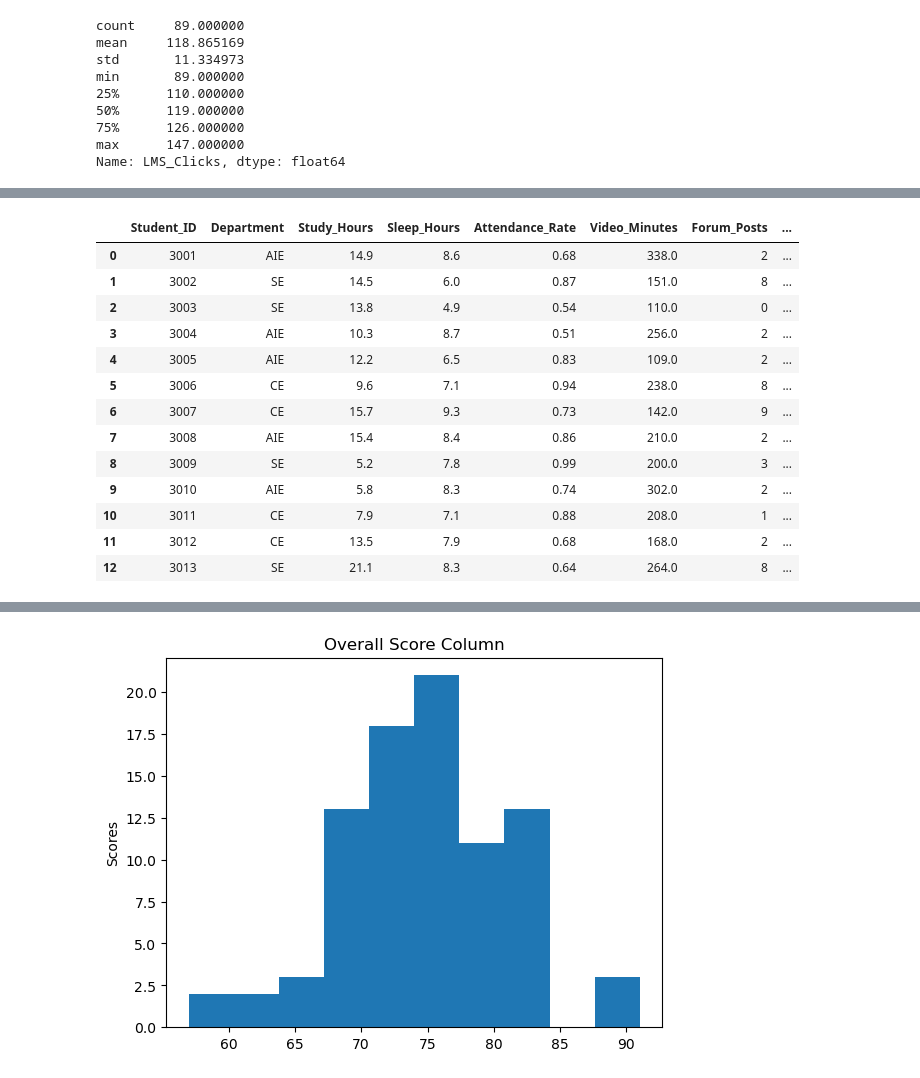
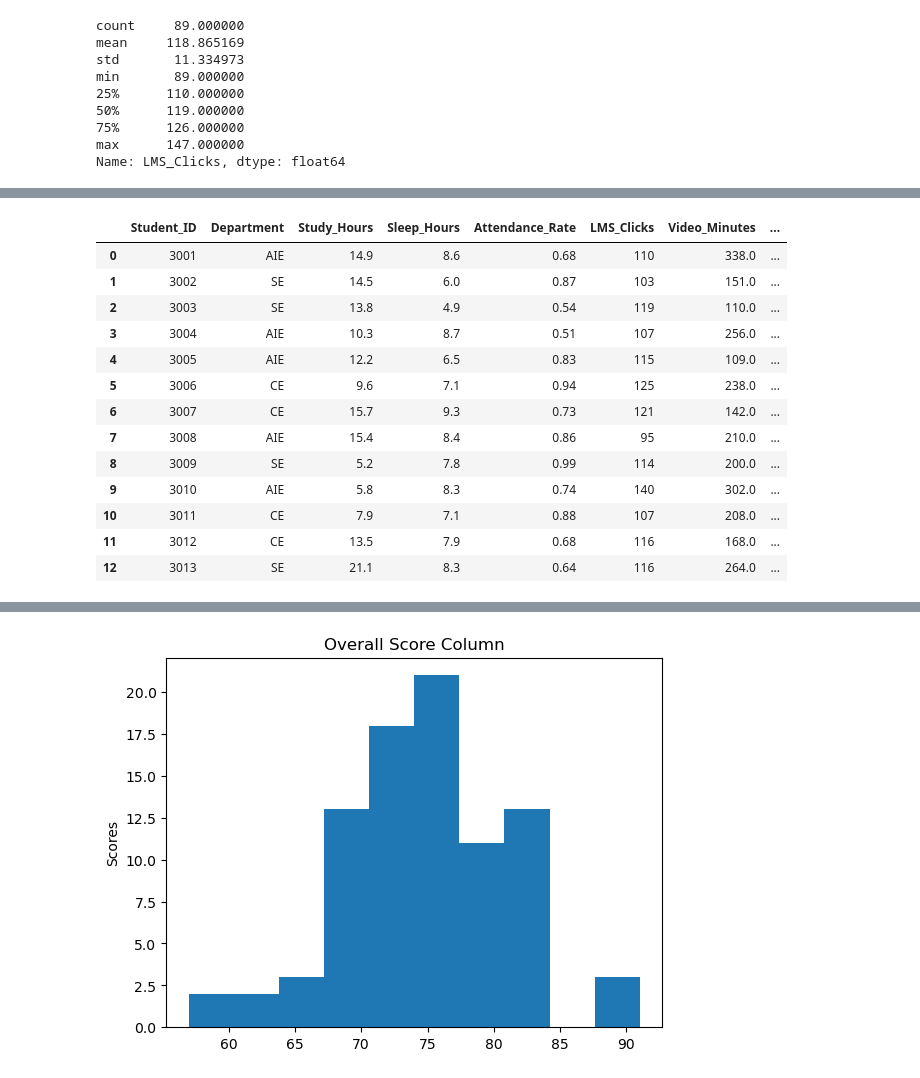
Before and after one commit to AloneMask001/Learning-analytics-data-pipeline, a Jupyter notebook: main.ipynb, the cells around one changed output, grey strips where cells are left out. Saved outputs shown, nothing was run; the diff lists cells and outputs as text; code cells hidden in the pictures.

```diff
--- a/main.ipynb
+++ b/main.ipynb
@@ -406,16 +406,16 @@ Video_Minutes: 97.0 to 466.0
 # %%
 #Task 3
 # %%
-df_hw3["Overall_Score"] = np.round(
-    0.40 * df_hw3["Quiz_Score"] +
-    0.40 * df_hw3["Project_Score"] +
-    0.20 * (100 * df_hw3["Attendance_Rate"]), 0
+df["Overall_Score"] = np.round(
+    0.40 * df["Quiz_Score"] +
+    0.40 * df["Project_Score"] +
+    0.20 * (100 * df["Attendance_Rate"]), 0
 )
-df_hw3["Success_Status"] = np.where(
-    df_hw3["Overall_Score"] >= 75, "Successful", "At_Risk"
+df["Success_Status"] = np.where(
+    df["Overall_Score"] >= 75, "Successful", "At_Risk"
 )
 # recomputing overall score
-df_hw3.isnull().sum()
+df.isnull().sum()
 # %% [output]
 Student_ID         0
 Department         0
@@ -433,7 +433,7 @@ Overall_Score      0
 Success_Status     0
 dtype: int64
 # %%
-overall_score_to_condition = df_hw3["Overall_Score"]
+overall_score_to_condition = df["Overall_Score"]
 
 conditions = [
     (overall_score_to_condition >= 85),
@@ -443,8 +443,8 @@ conditions = [
 
 fill_with = ["High", "Medium", "Low"]
 
-df_hw3["Performance_Level"] = np.select(conditions, fill_with, default = "None")
-df_hw3.drop(["Performance_Level"],axis=1, inplace = True)
+df["Performance_Level"] = np.select(conditions, fill_with, default = "None")
+
 
 #I manipulated original data frame using np.select. I set the conditions then assigned to new column.
 #Then i droped that column bcs. we created much more meaningful result.
@@ -461,12 +461,10 @@ min       89.000000
 max      147.000000
 Name: LMS_Clicks, dtype: float64
 # %%
-df_hw3["Engagement_Band"] = pd.cut(
-    df_hw3["LMS_Clicks"],
+df["Engagement_Band"] = pd.cut(
+    df["LMS_Clicks"],
     bins = [89.0, 113.0, 123.0, 147.0],
     labels = ["Low", "Medium", "High"]
 )
-df_hw3.drop(["LMS_Clicks"],axis=1, inplace = True)
-df_hw3
 #Creating new column using pd.cut() i set the bins carefully then imputed the labels.
 #Then i droped that column bcs. we created much more meaningful result.
@@ -487,9 +471,9 @@ df_hw3
 # %%
-df_dummies_dep = pd.get_dummies(df_hw3["Department"], drop_first = True)
+df_dummies_dep = pd.get_dummies(df["Department"], drop_first = True)
 
-df_hw3 = pd.concat([df_hw3, df_dummies_dep], axis=1)
-#df_hw3.drop(["Department"],axis=1, inplace = True)
-df_hw3
+df = pd.concat([df, df_dummies_dep], axis=1)
+#df.drop(["Department"],axis=1, inplace = True)
+df
 #I created dummy variable(like one-hot-enconding) from department column. then deleted 1 of the column
 #bcs. if the first two are not the answer we will understand that the last one is the answer.
 #Then i droped that column bcs. we created much more meaningful result.
@@ -512,24 +496,24 @@ import re
 # %%
 #I want to extract only student id part in advisor_email
 pattern = r"[a-z]+(\d{4})@bahcesehir.edu.tr"
 
-df_hw3["Extracked_Student_ID_from_advisor"] = df_hw3["Advisor_Email"].str.extract(pattern)
+df["Extracked_Student_ID_from_advisor"] = df["Advisor_Email"].str.extract(pattern)
 
-df_hw3.head(13)
+df.head(13)
 # %% [output]
-|  | Student_ID | Department | Study_Hours | Sleep_Hours | Attendance_Rate | Video_Minutes | Forum_Posts | ... |
-| 0 | 3001 | AIE | 14.9 | 8.6 | 0.68 | 338.0 | 2 | ... |
-| 1 | 3002 | SE | 14.5 | 6.0 | 0.87 | 151.0 | 8 | ... |
-| 2 | 3003 | SE | 13.8 | 4.9 | 0.54 | 110.0 | 0 | ... |
-| 3 | 3004 | AIE | 10.3 | 8.7 | 0.51 | 256.0 | 2 | ... |
-| 4 | 3005 | AIE | 12.2 | 6.5 | 0.83 | 109.0 | 2 | ... |
-| 5 | 3006 | CE | 9.6 | 7.1 | 0.94 | 238.0 | 8 | ... |
-| 6 | 3007 | CE | 15.7 | 9.3 | 0.73 | 142.0 | 9 | ... |
-| 7 | 3008 | AIE | 15.4 | 8.4 | 0.86 | 210.0 | 2 | ... |
-| 8 | 3009 | SE | 5.2 | 7.8 | 0.99 | 200.0 | 3 | ... |
-| 9 | 3010 | AIE | 5.8 | 8.3 | 0.74 | 302.0 | 2 | ... |
-| 10 | 3011 | CE | 7.9 | 7.1 | 0.88 | 208.0 | 1 | ... |
-| 11 | 3012 | CE | 13.5 | 7.9 | 0.68 | 168.0 | 2 | ... |
-| 12 | 3013 | SE | 21.1 | 8.3 | 0.64 | 264.0 | 8 | ... |
+|  | Student_ID | Department | Study_Hours | Sleep_Hours | Attendance_Rate | LMS_Clicks | Video_Minutes | ... |
+| 0 | 3001 | AIE | 14.9 | 8.6 | 0.68 | 110 | 338.0 | ... |
+| 1 | 3002 | SE | 14.5 | 6.0 | 0.87 | 103 | 151.0 | ... |
+| 2 | 3003 | SE | 13.8 | 4.9 | 0.54 | 119 | 110.0 | ... |
+| 3 | 3004 | AIE | 10.3 | 8.7 | 0.51 | 107 | 256.0 | ... |
+| 4 | 3005 | AIE | 12.2 | 6.5 | 0.83 | 115 | 109.0 | ... |
+| 5 | 3006 | CE | 9.6 | 7.1 | 0.94 | 125 | 238.0 | ... |
+| 6 | 3007 | CE | 15.7 | 9.3 | 0.73 | 121 | 142.0 | ... |
+| 7 | 3008 | AIE | 15.4 | 8.4 | 0.86 | 95 | 210.0 | ... |
+| 8 | 3009 | SE | 5.2 | 7.8 | 0.99 | 114 | 200.0 | ... |
+| 9 | 3010 | AIE | 5.8 | 8.3 | 0.74 | 140 | 302.0 | ... |
+| 10 | 3011 | CE | 7.9 | 7.1 | 0.88 | 107 | 208.0 | ... |
+| 11 | 3012 | CE | 13.5 | 7.9 | 0.68 | 116 | 168.0 | ... |
+| 12 | 3013 | SE | 21.1 | 8.3 | 0.64 | 116 | 264.0 | ... |
 # %%
 # it cuts the row if it has at least 1 missing value.
```
Also changed, not shown: parts of 52 cells of this notebook.
